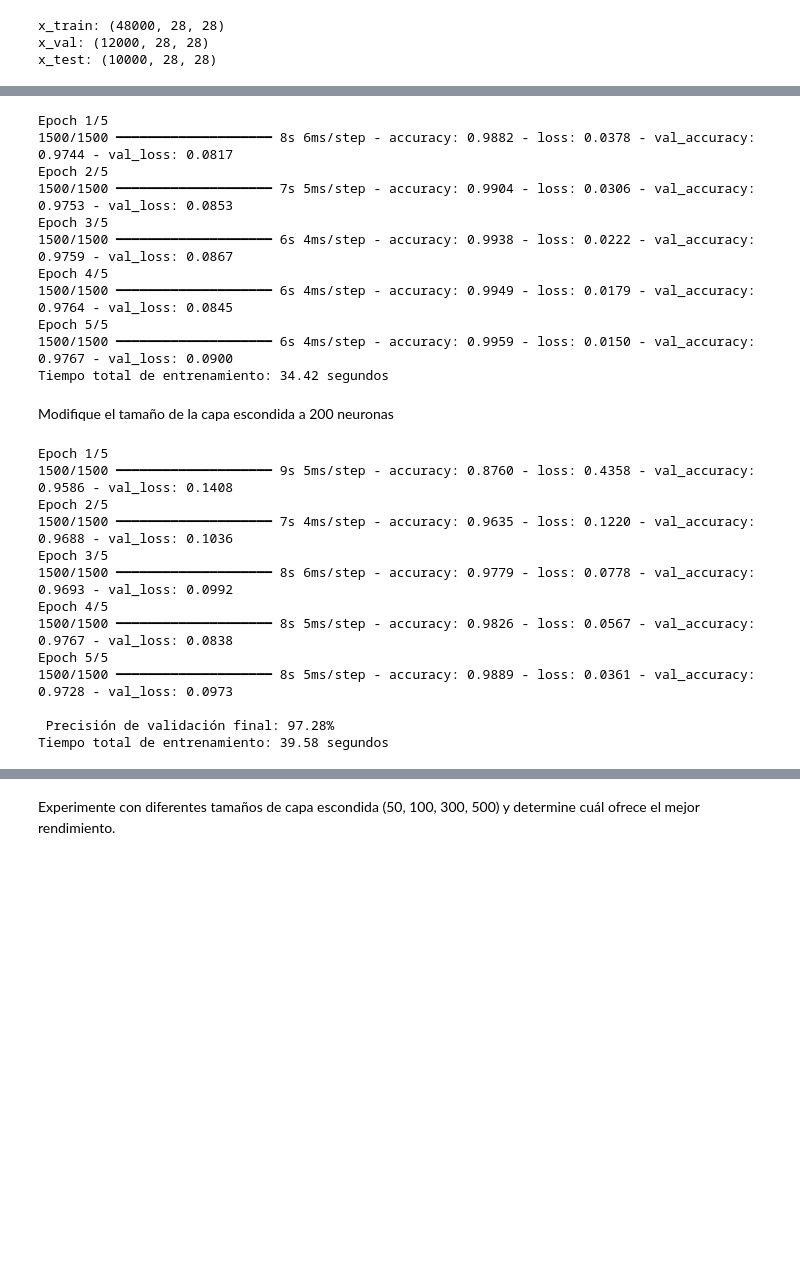
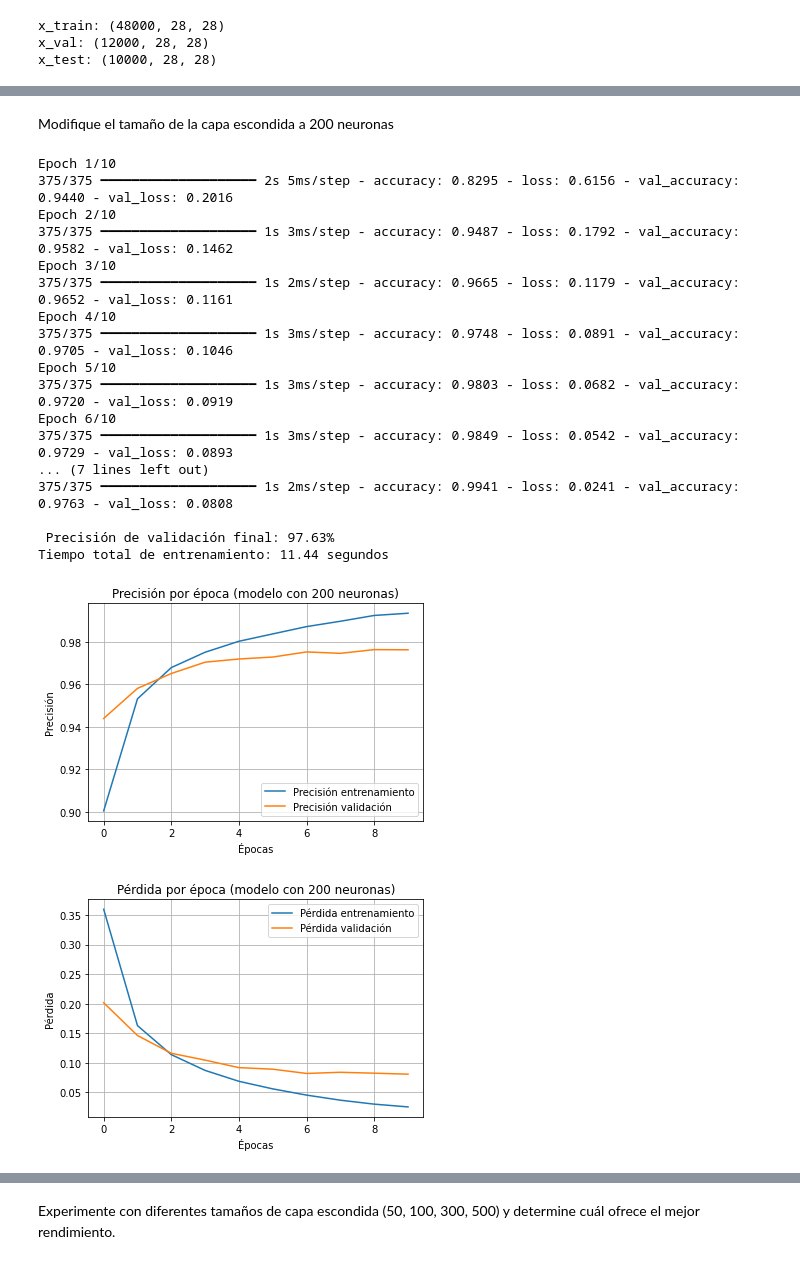
Before and after one commit to alee2602/LAB2-DS, a Jupyter notebook: main.ipynb, the cells around one changed output, grey strips where cells are left out. Drawn from its saved outputs; the diff is of its cells as text; code cells hidden in the pictures; blank space fills up the shorter version.

```diff
--- a/main.ipynb
+++ b/main.ipynb
@@ -87,71 +134,72 @@ Precisión de validación final: 97.12 %
-# %%
-import time
-
-start = time.time()
-
-history = model.fit(
-    x_train_new, y_train_new,
-    validation_data=(x_val, y_val),
-    epochs=5
-)
-
-end = time.time()
-print("Tiempo total de entrenamiento:", round(end - start, 2), "segundos")
-# %% [output]
-Epoch 1/5
-1500/1500 ━━━━━━━━━━━━━━━━━━━━ 8s 6ms/step - accuracy: 0.9882 - loss: 0.0378 - val_accuracy: 0.9744 - val_loss: 0.0817
-Epoch 2/5
-1500/1500 ━━━━━━━━━━━━━━━━━━━━ 7s 5ms/step - accuracy: 0.9904 - loss: 0.0306 - val_accuracy: 0.9753 - val_loss: 0.0853
-Epoch 3/5
-1500/1500 ━━━━━━━━━━━━━━━━━━━━ 6s 4ms/step - accuracy: 0.9938 - loss: 0.0222 - val_accuracy: 0.9759 - val_loss: 0.0867
-Epoch 4/5
-1500/1500 ━━━━━━━━━━━━━━━━━━━━ 6s 4ms/step - accuracy: 0.9949 - loss: 0.0179 - val_accuracy: 0.9764 - val_loss: 0.0845
-Epoch 5/5
-1500/1500 ━━━━━━━━━━━━━━━━━━━━ 6s 4ms/step - accuracy: 0.9959 - loss: 0.0150 - val_accuracy: 0.9767 - val_loss: 0.0900
-Tiempo total de entrenamiento: 34.42 segundos
 # %% [markdown]
 Modifique el tamaño de la capa escondida a 200 neuronas
 # %%
 model = keras.Sequential([
     layers.Flatten(input_shape=(28, 28)),
-    layers.Dense(200, activation='relu'),  # ← cambio aquí
+    layers.Dense(200, activation='relu'),
     layers.Dense(10, activation='softmax')
 ])
 
 model.compile(optimizer='adam',
             loss='sparse_categorical_crossentropy',
             metrics=['accuracy'])
 
 start = time.time()
 
 history = model.fit(
     x_train_new, y_train_new,
     validation_data=(x_val, y_val),
-    epochs=5
+    epochs=10,
+    batch_size = 128
 )
 
 end = time.time()
 tiempo = round(end - start, 2)
 
 # Obtener precisión final en validación
 val_acc = round(history.history['val_accuracy'][-1] * 100, 2)
 
 print(f"\n Precisión de validación final: {val_acc}%")
 print(f"Tiempo total de entrenamiento: {tiempo} segundos")
+
+plt.plot(history.history['accuracy'], label='Precisión entrenamiento')
+plt.plot(history.history['val_accuracy'], label='Precisión validación')
+plt.xlabel('Épocas')
+plt.ylabel('Precisión')
+plt.title('Precisión por época (modelo con 200 neuronas)')
+plt.legend()
+plt.grid(True)
+plt.show()
+
+# Gráfico de pérdida
+plt.plot(history.history['loss'], label='Pérdida entrenamiento')
+plt.plot(history.history['val_loss'], label='Pérdida validación')
+plt.xlabel('Épocas')
+plt.ylabel('Pérdida')
+plt.title('Pérdida por época (modelo con 200 neuronas)')
+plt.legend()
+plt.grid(True)
+plt.show()
 # %% [output]
-Epoch 1/5
-1500/1500 ━━━━━━━━━━━━━━━━━━━━ 9s 5ms/step - accuracy: 0.8760 - loss: 0.4358 - val_accuracy: 0.9586 - val_loss: 0.1408
-Epoch 2/5
-1500/1500 ━━━━━━━━━━━━━━━━━━━━ 7s 4ms/step - accuracy: 0.9635 - loss: 0.1220 - val_accuracy: 0.9688 - val_loss: 0.1036
-Epoch 3/5
-1500/1500 ━━━━━━━━━━━━━━━━━━━━ 8s 6ms/step - accuracy: 0.9779 - loss: 0.0778 - val_accuracy: 0.9693 - val_loss: 0.0992
-Epoch 4/5
-1500/1500 ━━━━━━━━━━━━━━━━━━━━ 8s 5ms/step - accuracy: 0.9826 - loss: 0.0567 - val_accuracy: 0.9767 - val_loss: 0.0838
-Epoch 5/5
-1500/1500 ━━━━━━━━━━━━━━━━━━━━ 8s 5ms/step - accuracy: 0.9889 - loss: 0.0361 - val_accuracy: 0.9728 - val_loss: 0.0973
+Epoch 1/10
+375/375 ━━━━━━━━━━━━━━━━━━━━ 2s 5ms/step - accuracy: 0.8295 - loss: 0.6156 - val_accuracy: 0.9440 - val_loss: 0.2016
+Epoch 2/10
+375/375 ━━━━━━━━━━━━━━━━━━━━ 1s 3ms/step - accuracy: 0.9487 - loss: 0.1792 - val_accuracy: 0.9582 - val_loss: 0.1462
+Epoch 3/10
+375/375 ━━━━━━━━━━━━━━━━━━━━ 1s 2ms/step - accuracy: 0.9665 - loss: 0.1179 - val_accuracy: 0.9652 - val_loss: 0.1161
+Epoch 4/10
+375/375 ━━━━━━━━━━━━━━━━━━━━ 1s 3ms/step - accuracy: 0.9748 - loss: 0.0891 - val_accuracy: 0.9705 - val_loss: 0.1046
+Epoch 5/10
+375/375 ━━━━━━━━━━━━━━━━━━━━ 1s 3ms/step - accuracy: 0.9803 - loss: 0.0682 - val_accuracy: 0.9720 - val_loss: 0.0919
+Epoch 6/10
+375/375 ━━━━━━━━━━━━━━━━━━━━ 1s 3ms/step - accuracy: 0.9849 - loss: 0.0542 - val_accuracy: 0.9729 - val_loss: 0.0893
+... (7 lines left out)
+375/375 ━━━━━━━━━━━━━━━━━━━━ 1s 2ms/step - accuracy: 0.9941 - loss: 0.0241 - val_accuracy: 0.9763 - val_loss: 0.0808
 
- Precisión de validación final: 97.28%
-Tiempo total de entrenamiento: 39.58 segundos
+ Precisión de validación final: 97.63%
+Tiempo total de entrenamiento: 11.44 segundos
+[figure, added]
+[figure, added]
 # %% [markdown]
 **¿Cómo cambia la precisión de validación del modelo?**
 
```
Also changed, not shown: parts of 21 cells of this notebook.
